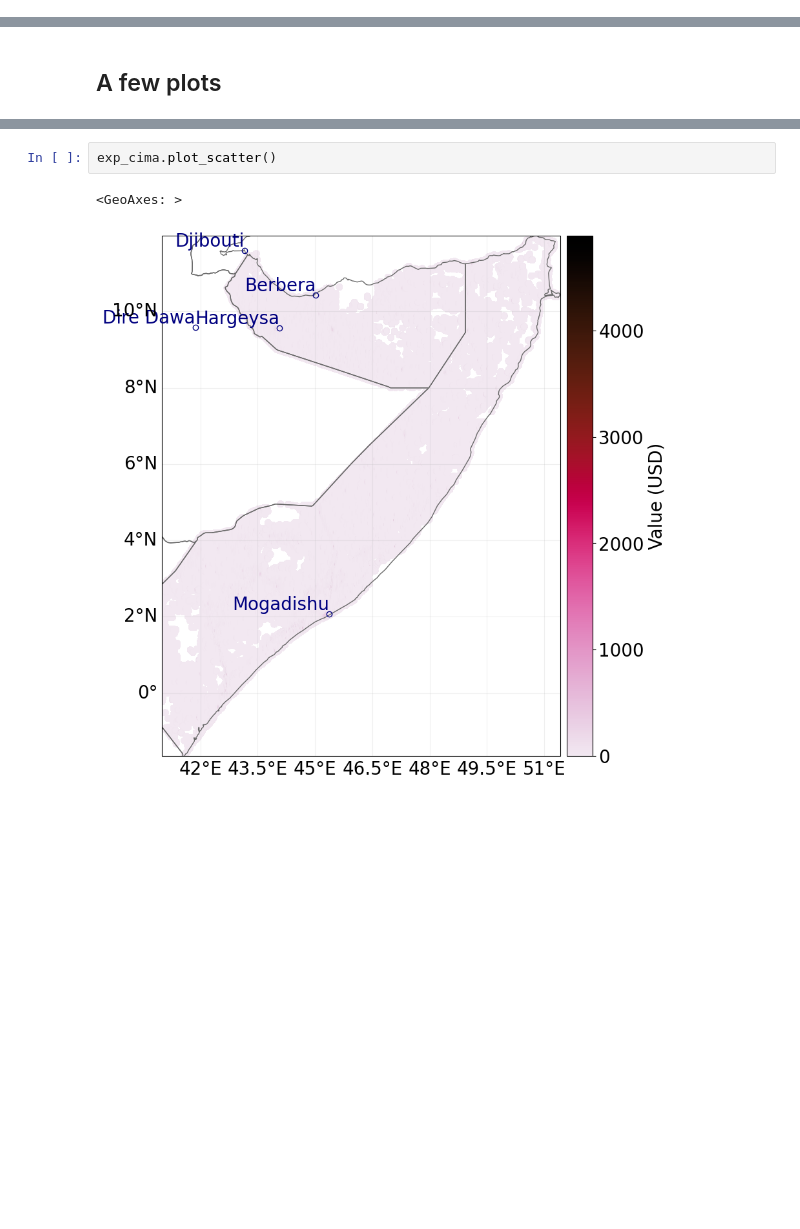
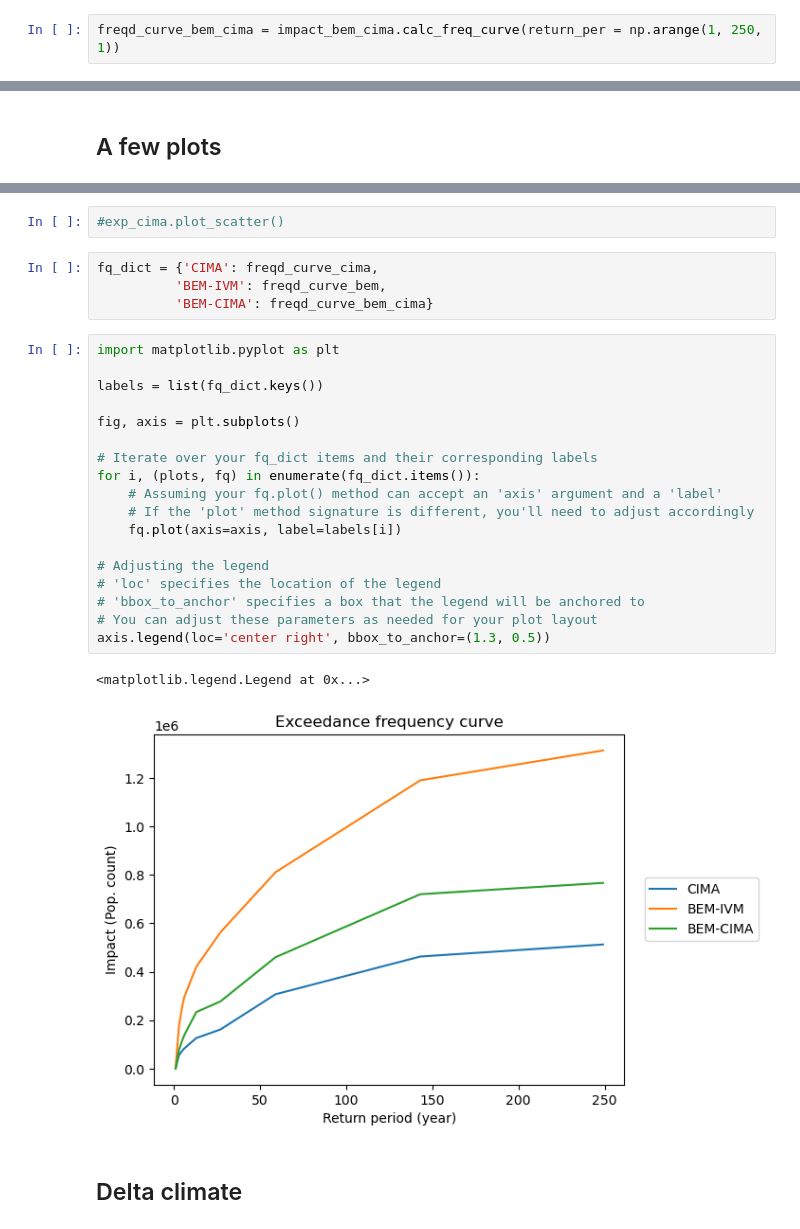
Before and after one commit to Evelyn-M/global-displacement-risk, a Jupyter notebook: doc/Somalia_CIMA-vs-BEM.ipynb, the cells around one changed output, grey strips where cells are left out. Cells and saved outputs as stored; diff of their text form; blank space fills up the shorter version.

```diff
--- a/doc/Somalia_CIMA-vs-BEM.ipynb
+++ b/doc/Somalia_CIMA-vs-BEM.ipynb
@@ -350,6 +358,8 @@ impact_bem_cima = impcalc.impact()
 impact_bem_cima.aai_agg
 # %% [output]
 52485.36424177725
+# %%
+freqd_curve_bem_cima = impact_bem_cima.calc_freq_curve(return_per = np.arange(1, 250, 1))
 # %% [markdown]
 Print the three estimates of annual average displacement
 # %%
@@ -366,5 +373,29 @@ exp_bem_ivm.plot_scatter()
 # %%
-exp_cima.plot_scatter()
+#exp_cima.plot_scatter()
-# %% [output]
-<GeoAxes: >
-[figure, removed]
+# %%
+fq_dict = {'CIMA': freqd_curve_cima,
+          'BEM-IVM': freqd_curve_bem,
+          'BEM-CIMA': freqd_curve_bem_cima}
+# %%
+import matplotlib.pyplot as plt
+
+labels = list(fq_dict.keys())
+
+fig, axis = plt.subplots()
+
+# Iterate over your fq_dict items and their corresponding labels
+for i, (plots, fq) in enumerate(fq_dict.items()):
+    # Assuming your fq.plot() method can accept an 'axis' argument and a 'label'
+    # If the 'plot' method signature is different, you'll need to adjust accordingly
+    fq.plot(axis=axis, label=labels[i])
+
+# Adjusting the legend
+# 'loc' specifies the location of the legend
+# 'bbox_to_anchor' specifies a box that the legend will be anchored to
+# You can adjust these parameters as needed for your plot layout
+axis.legend(loc='center right', bbox_to_anchor=(1.3, 0.5))
+# %% [output]
+<matplotlib.legend.Legend at 0x...>
+[figure, added]
+# %% [markdown]
+## Delta climate
```
Also changed, not shown: parts of 13 cells of this notebook, 3 other files.
